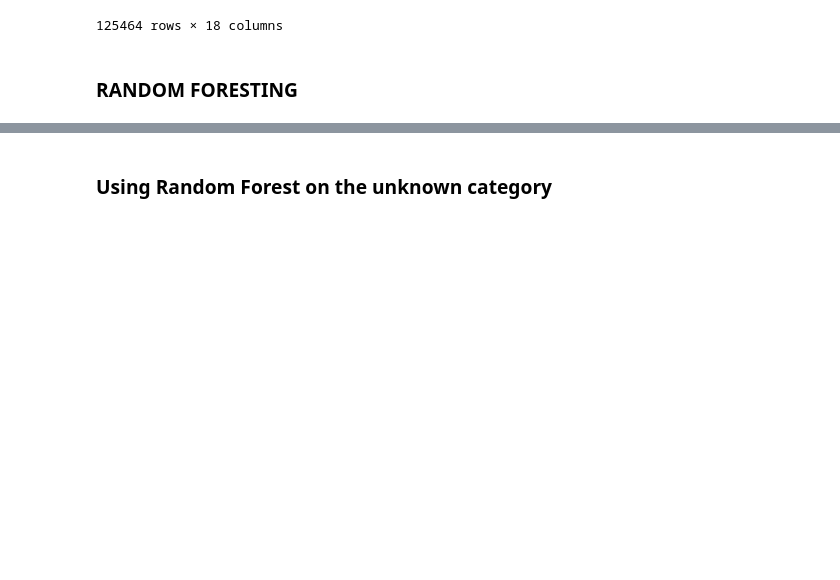
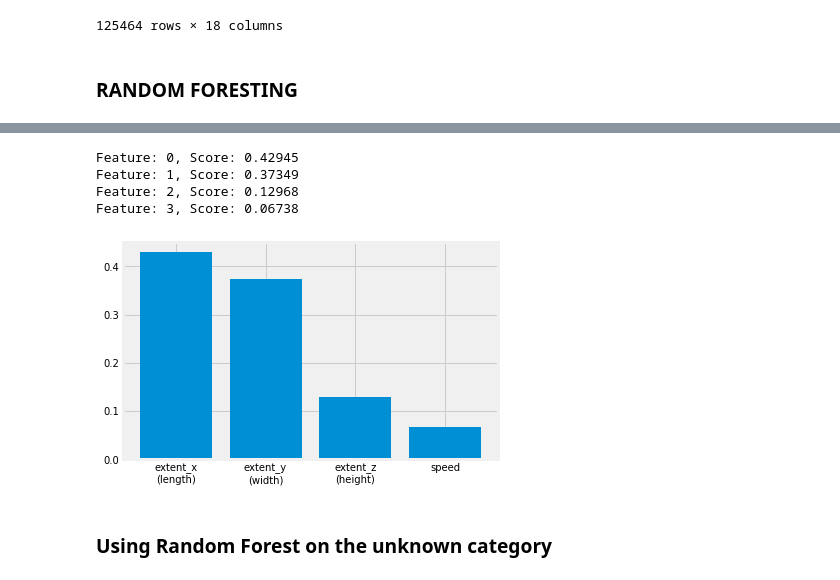
Before and after one commit to benduong2001/DS3_Lyft, a Jupyter notebook: lyft_neural_network_setup_new.ipynb, the cells around one changed output, grey strips where cells are left out. Saved outputs shown, nothing was run; the diff lists cells and outputs as text; code cells hidden in the pictures; blank space fills up the shorter version.

Commit message:
Update lyft_neural_network_setup_new.ipynb
included feature importance

```diff
--- a/lyft_neural_network_setup_new.ipynb
+++ b/lyft_neural_network_setup_new.ipynb
@@ -165,3 +165,18 @@ Test score: 0.90746
+# %%
+rf_used_features = ['extent_x\n(length)', 'extent_y\n(width)', 'extent_z\n(height)', 'speed']
+importance = rf.feature_importances_
+# summarize feature importance
+for i,v in enumerate(importance):
+	print('Feature: %0d, Score: %.5f' % (i,v))
+# plot feature importance
+plt.bar(rf_used_features, importance)
+plt.show()
+# %% [output]
+Feature: 0, Score: 0.42945
+Feature: 1, Score: 0.37349
+Feature: 2, Score: 0.12968
+Feature: 3, Score: 0.06738
+[figure, added]
 # %% [markdown]
 ### Using Random Forest on the unknown category
 # %%
```
Also changed, not shown: parts of 6 cells of this notebook.
